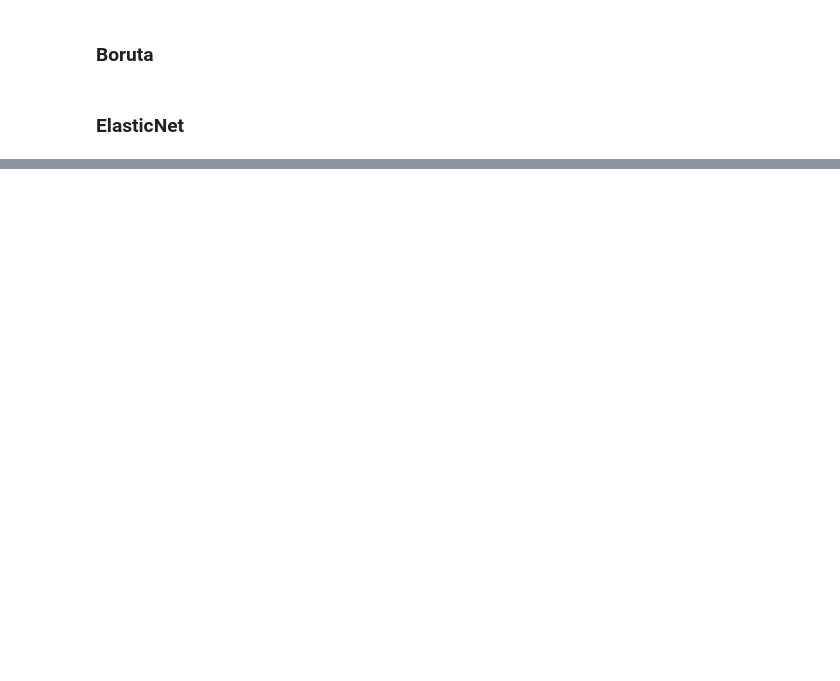
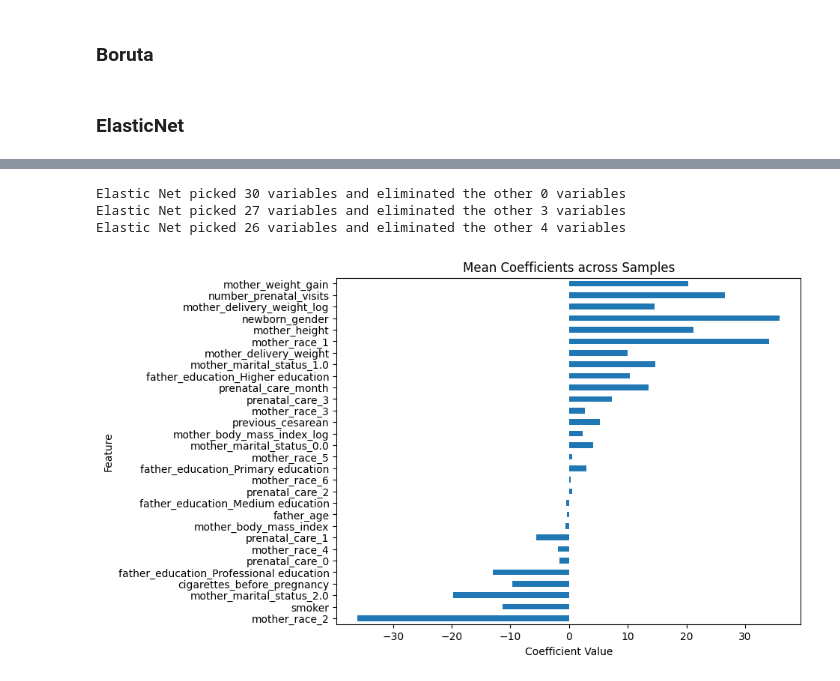
Before and after one commit to melkri/Machine_Learning_Regression, a Jupyter notebook: scripts/02.feature_engineering.ipynb, the cells around one changed output, grey strips where cells are left out. Cells and saved outputs as stored; diff of their text form; code cells hidden in the pictures; blank space fills up the shorter version.

```diff
--- a/scripts/02.feature_engineering.ipynb
+++ b/scripts/02.feature_engineering.ipynb
@@ -269,0 +430,23 @@ Elastic Net picked 26 variables and eliminated the other 4 variables
+# %%
+coefficients = pd.DataFrame()
+
+# Run the Elastic Net and store the coefficients for each sample
+for i, sample in enumerate(samples):
+    coef = run_elastic_net(sample)
+    coefficients['Sample ' + str(i+1)] = coef
+
+# Calculate the mean of coefficients across the samples
+mean_coefficients = coefficients.mean(axis=1)
+
+# Plot the mean coefficients
+plt.figure(figsize=(8, 6))
+mean_coefficients.plot(kind="barh")
+plt.title("Mean Coefficients across Samples")
+plt.xlabel("Coefficient Value")
+plt.ylabel("Feature")
+plt.show()
+# %% [output]
+Elastic Net picked 30 variables and eliminated the other 0 variables
+Elastic Net picked 27 variables and eliminated the other 3 variables
+Elastic Net picked 26 variables and eliminated the other 4 variables
+[figure, added]
```
Also changed, not shown: parts of 28 cells of this notebook, 1 other file.
